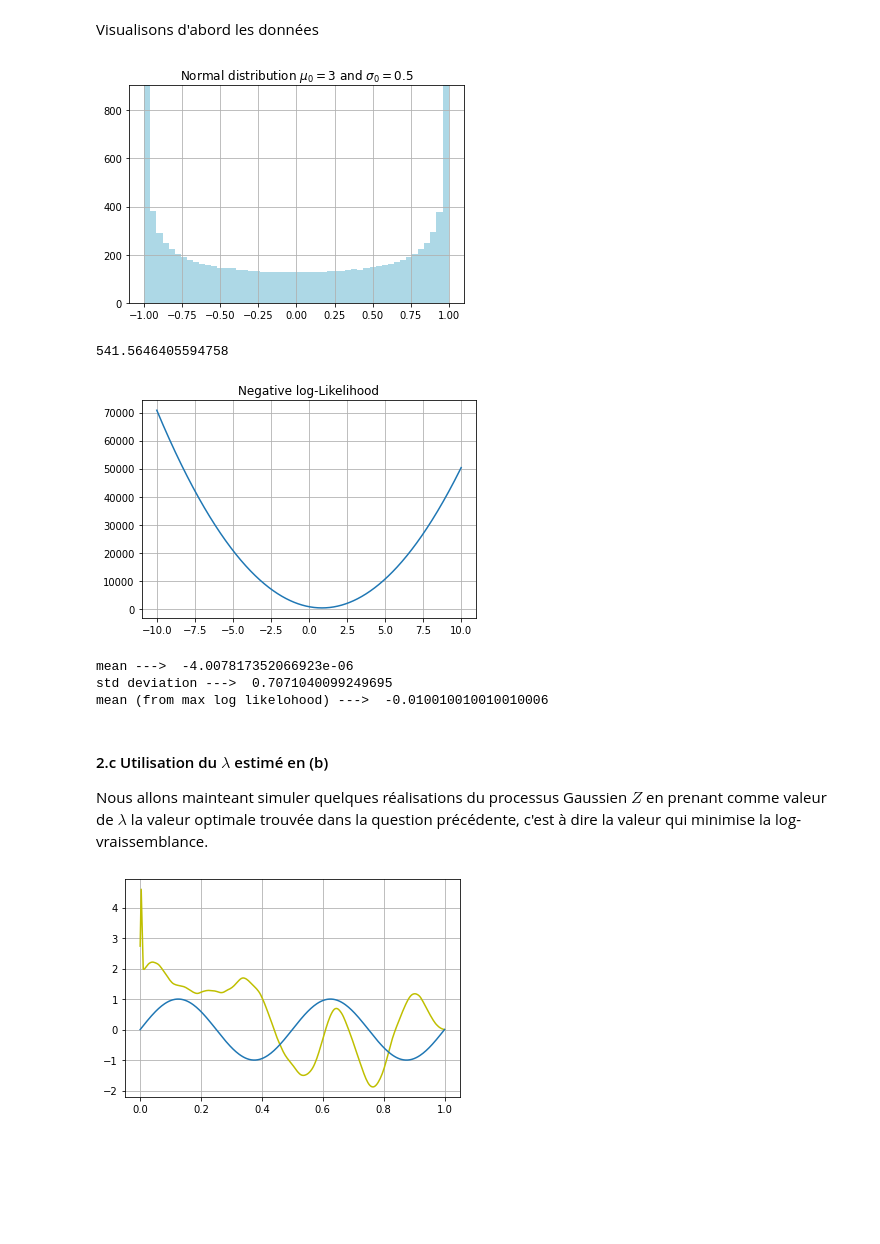
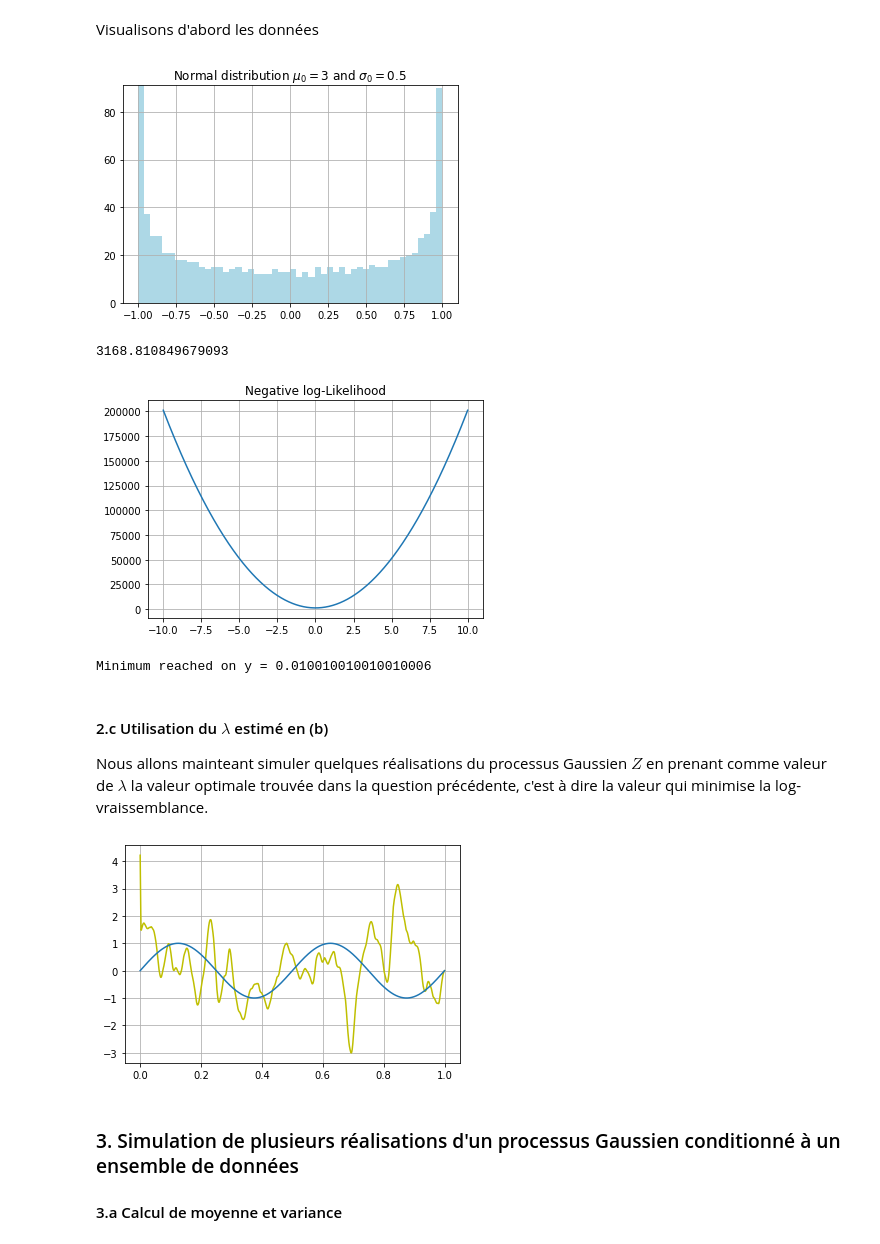
Before and after one commit to Aympab/Projet_Probas_Stats, a Jupyter notebook: probleme2.ipynb, the cells around one changed output. Cells and saved outputs as stored; diff of their text form; code cells hidden in the pictures; blank space fills up the shorter version.

```diff
--- a/probleme2.ipynb
+++ b/probleme2.ipynb
@@ -147,7 +147,7 @@ Cependant, la fonction de covariance n'est pas parfaitement symétrique. En effe
 #### 2.a Diviser [0,1] en $N =10$ interalles et tirez un nombre uniformément dans chacun d'entre eux.
 On notera $x_1,\dots ,x_N$ ces valeurs
 # %%
-N = 10
+N = 1000
 
 part = np.linspace(0, 1, N+1)
 xi = []
@@ -180,7 +178,7 @@ plt.grid()
 
 plt.show()
 # %% [output]
-[figure, old version]
+[figure, new version]
 # %%
 import scipy.stats
 
@@ -201,41 +199,41 @@ plt.grid()
 
 #plt.show()
 # %% [output]
-541.5646405594758
+3168.810849679093
-[figure, old version]
+[figure, new version]
-# %%
-print('mean ---> ', np.mean(data))
-print('std deviation ---> ', np.std(data))
-
-y_min = y.index(min(y))
-print('mean (from max log likelohood) ---> ', x[y_min])
-# %% [output]
-mean --->  -4.007817352066923e-06
-std deviation --->  0.7071040099249695
-mean (from max log likelohood) --->  -0.010010010010010006
+# %%
+y_min = y.index(min(y))
+print('Minimum reached on y =', x[y_min])
+y_min = x[y_min]
+# %% [output]
+Minimum reached on y = 0.010010010010010006
 # %% [markdown]
 #### 2.c Utilisation du $\lambda$ estimé en (b)
 
 Nous allons mainteant simuler quelques réalisations du processus Gaussien $Z$ en prenant comme valeur de $\lambda$ la valeur optimale trouvée dans la question précédente, c'est à dire la valeur qui minimise la log-vraissemblance.
 # %%
-N = 299
+N = 1000
 
 x = np.linspace(0,1, N)
 
 ysin = []
 
 for i in x :
     ysin.append(sin(4*pi*i))
 
-sigma = compute_cov_sigma(x, lambd=0.05)
+sigma = compute_cov_sigma(x, lambd=y_min)
 L = la.cholesky(sigma)
 
 g = np.random.normal(0, 1, N)
 z = L.T @ g
 plt.plot(x, z, c+'-')
 
 
 plt.plot(x,ysin)
 plt.grid()
 # %% [output]
-[figure, old version]
+[figure, new version]
+# %% [markdown]
+### 3. Simulation de plusieurs réalisations d'un processus Gaussien conditionné à un ensemble de données
+<!-- #### 3.a Pour un $x \in [0,1]$, rappelons la moyenne et la variance de $Z(x)$ -->
+#### 3.a Calcul de moyenne et variance
```
Also changed, not shown: parts of 7 cells of this notebook.
